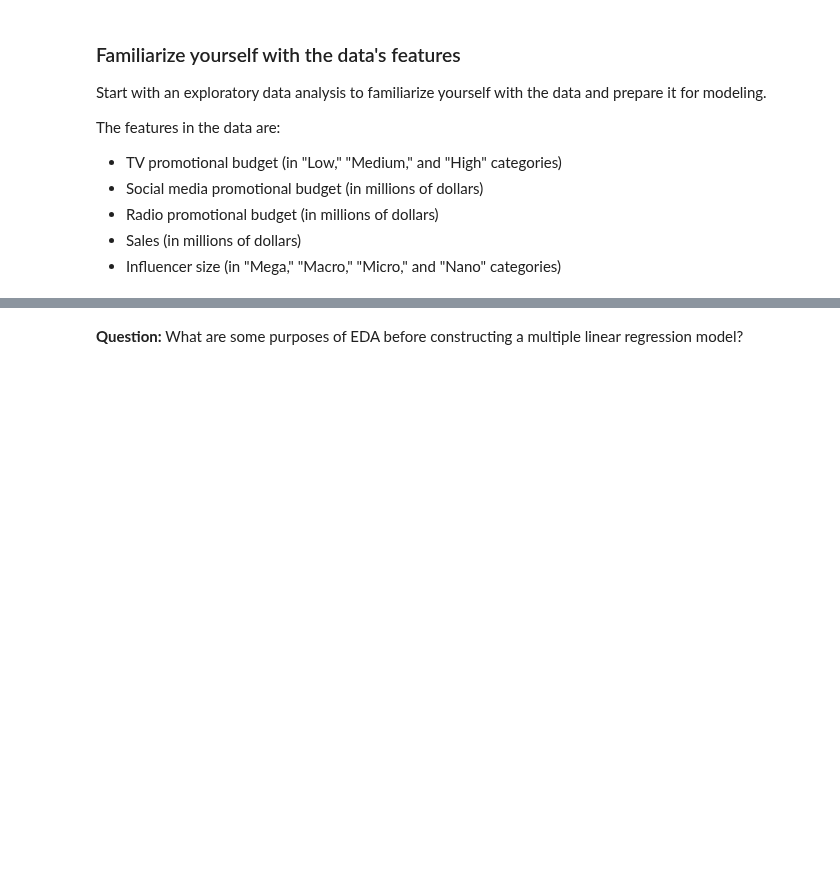
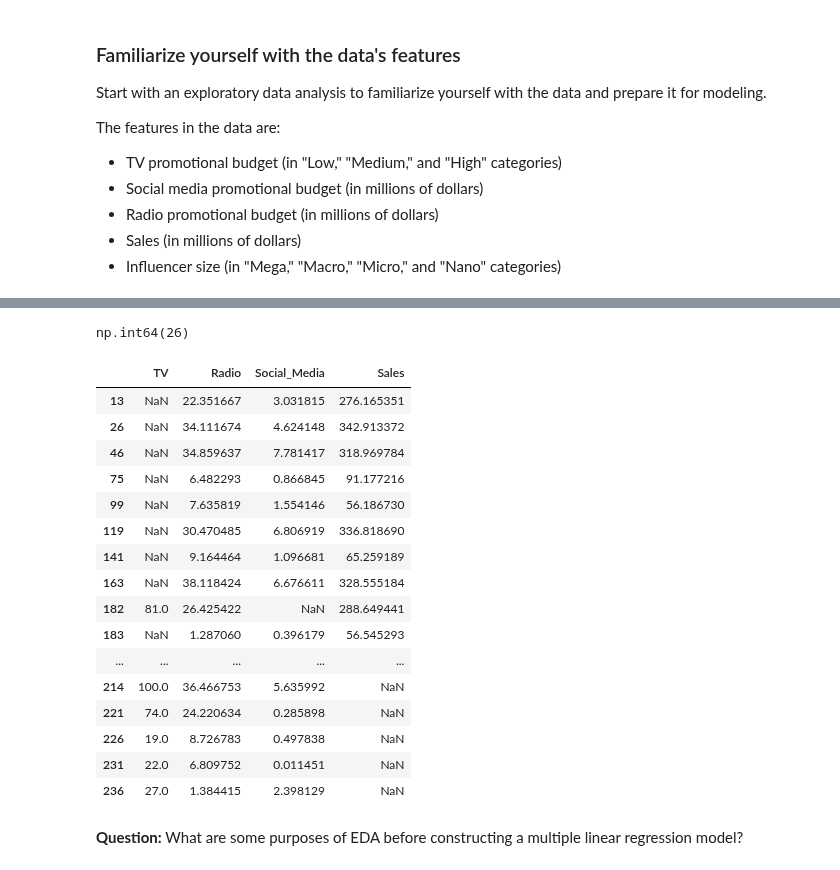
Before and after one commit to dyyland23-glitch/Marketing_Evaluate_simple_and_multiple_regression, a Jupyter notebook: Marketitng_Perform multiple linear regression.ipynb, the cells around one changed output, grey strips where cells are left out. Drawn from its saved outputs; the diff is of its cells as text; code cells hidden in the pictures; blank space fills up the shorter version.

```diff
--- a/Marketitng_Perform multiple linear regression.ipynb
+++ b/Marketitng_Perform multiple linear regression.ipynb
@@ -66,3 +91,29 @@ The features in the data are:
+# %%
+data.isna().any(axis=1).sum()
+# %% [output]
+np.int64(26)
+# %%
+# From the row above, We know there are 26 cells that are missing or NaNs
+
+data[data.isna().any(axis=1)]
+# %% [output]
+|  | TV | Radio | Social_Media | Sales |
+| 13 | NaN | 22.351667 | 3.031815 | 276.165351 |
+| 26 | NaN | 34.111674 | 4.624148 | 342.913372 |
+| 46 | NaN | 34.859637 | 7.781417 | 318.969784 |
+| 75 | NaN | 6.482293 | 0.866845 | 91.177216 |
+| 99 | NaN | 7.635819 | 1.554146 | 56.186730 |
+| 119 | NaN | 30.470485 | 6.806919 | 336.818690 |
+| 141 | NaN | 9.164464 | 1.096681 | 65.259189 |
+| 163 | NaN | 38.118424 | 6.676611 | 328.555184 |
+| 182 | 81.0 | 26.425422 | NaN | 288.649441 |
+| 183 | NaN | 1.287060 | 0.396179 | 56.545293 |
+| ... | ... | ... | ... | ... |
+| 214 | 100.0 | 36.466753 | 5.635992 | NaN |
+| 221 | 74.0 | 24.220634 | 0.285898 | NaN |
+| 226 | 19.0 | 8.726783 | 0.497838 | NaN |
+| 231 | 22.0 | 6.809752 | 0.011451 | NaN |
+| 236 | 27.0 | 1.384415 | 2.398129 | NaN |
 # %% [markdown]
 **Question:** What are some purposes of EDA before constructing a multiple linear regression model?
 # %% [markdown]
```
Also changed, not shown: parts of 3 cells of this notebook.
